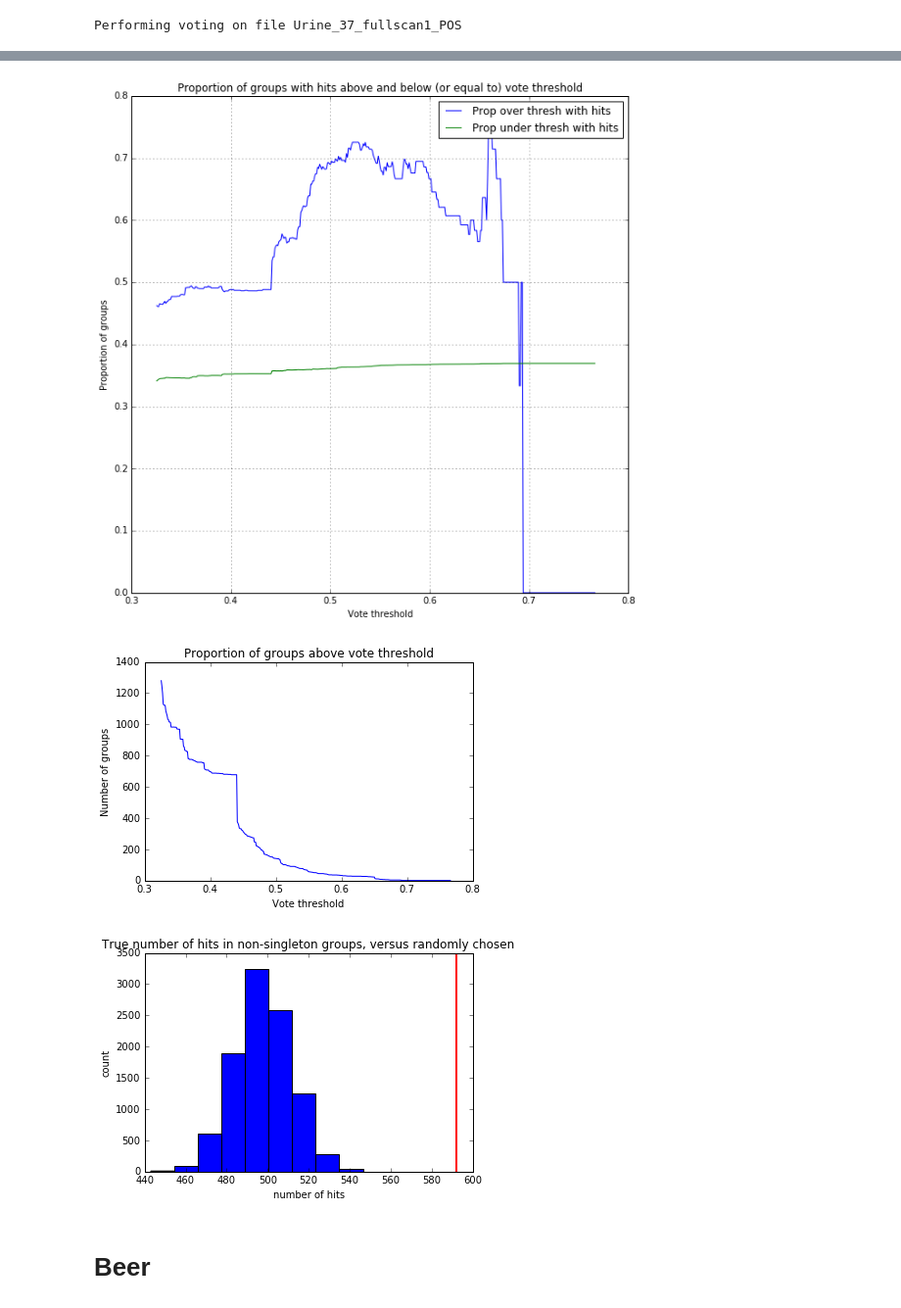
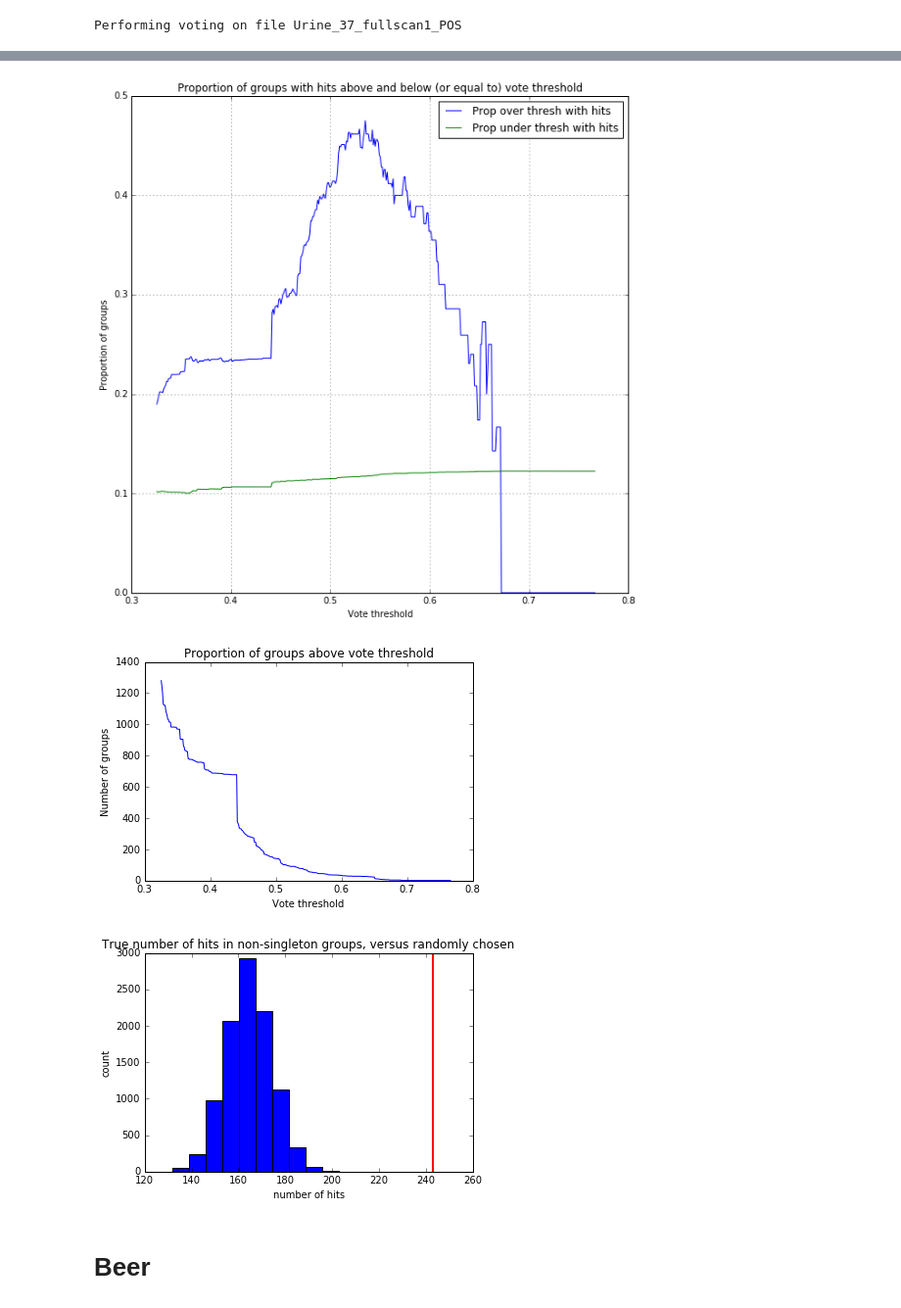
Before and after one commit to sdrogers/ms1fun, a Jupyter notebook: notebooks/reverse_script.ipynb, the cells around one changed output, grey strips where cells are left out. Shown: that part at 98% size. Saved outputs shown, nothing was run; the diff lists cells and outputs as text; code cells hidden in the pictures.

```diff
--- a/notebooks/reverse_script.ipynb
+++ b/notebooks/reverse_script.ipynb
@@ -302,6 +324,7 @@ v = [g.vote for g in revised_groups[urine]]
 helper_functions.hmdb_analysis(revised_groups[urine],
                                filename=urine,
                                mtol=10,mode='pos',
+                               hmdb_filter = ['Expected and Not Quantified'],
                                v_thresh = np.arange(min(v),max(v),0.001))
 # %% [output]
 Urine_37_fullscan1_POS
@@ -310,6 +334,6 @@ Number of group hits (i.e. hits on group Ms): 2033 (37% of groups)
-[figure, old version]
+[figure, new version]
 [figure]
-[figure, old version]
+[figure, new version]
 # %% [markdown]
 Beer
 ==
```
Also changed, not shown: parts of 15 cells of this notebook, 11 other files.
